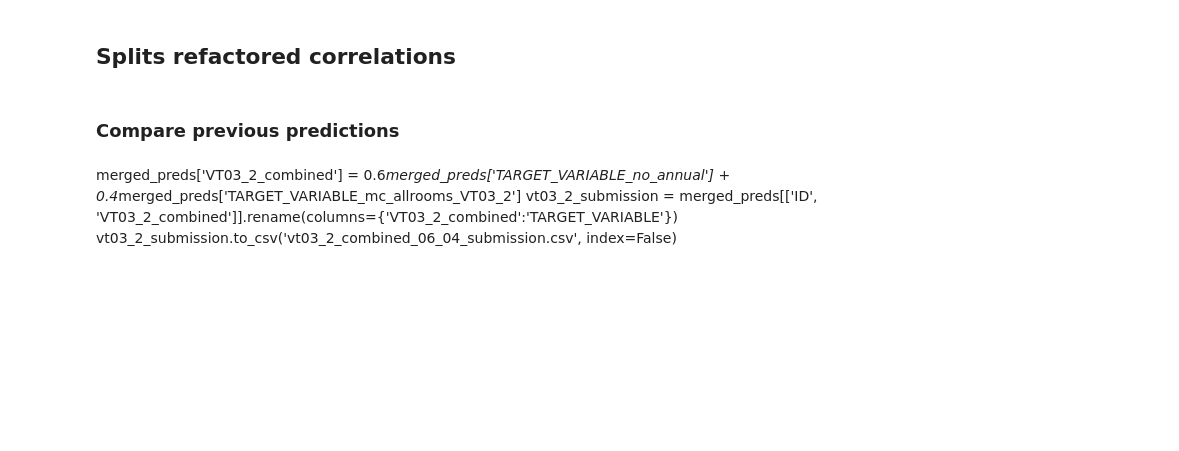
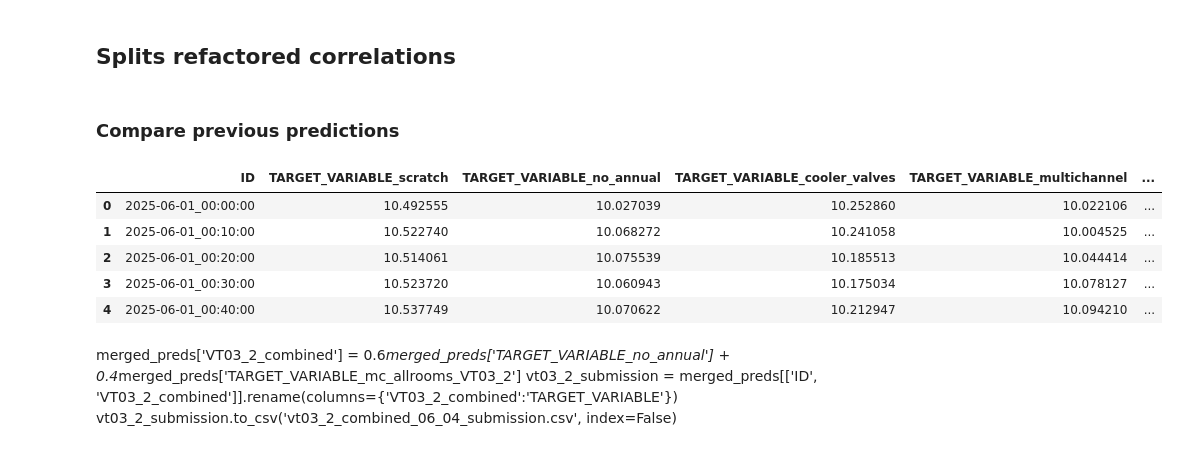
Before and after one commit to ferencberes/kaggle_elias_aifbo, a Jupyter notebook: FirstLook.ipynb, the cells around one changed output. Drawn from its saved outputs; the diff is of its cells as text; code cells hidden in the pictures; blank space fills up the shorter version.

```diff
--- a/FirstLook.ipynb
+++ b/FirstLook.ipynb
@@ -977,32 +977,45 @@ pred11 = pd.read_csv('submissions/origi_github/mc_origi128_coolerv64_activesp64_
 pred12 = pd.read_csv('submissions/origi_github/mc_AM22_added_to_CO2.csv')
 pred13 = pd.read_csv('submissions/origi_github/mc_origi_coolerv_activesp_co2_controller.csv')
 pred14 = pd.read_csv('submissions/origi_github/humidity_is_back_32dim.csv')
+pred15 = pd.read_csv('submissions/origi_github/mc_origi2_ac21_vt03_2.csv')
+pred16 = pd.read_csv('submissions/origi_github/mc_coolerv_fcroomtemp.csv')
 # %%
 merged_preds = pred1.merge(pred2, on='ID', suffixes=('_scratch', '_no_annual'))
 merged_preds = merged_preds.merge(pred3, on='ID')
 merged_preds.columns = ['ID', 'TARGET_VARIABLE_scratch', 'TARGET_VARIABLE_no_annual', 'TARGET_VARIABLE_cooler_valves']
 merged_preds = merged_preds.merge(pred4, on='ID')
 merged_preds.rename(columns={'TARGET_VARIABLE':'TARGET_VARIABLE_multichannel'}, inplace=True)
 merged_preds = merged_preds.merge(pred5, on='ID')
 merged_preds.rename(columns={'TARGET_VARIABLE':'TARGET_VARIABLE_allAC21'}, inplace=True)
 merged_preds = merged_preds.merge(pred6, on='ID')
 merged_preds.rename(columns={'TARGET_VARIABLE':'TARGET_VARIABLE_128origi2_8AC21'}, inplace=True)
 merged_preds = merged_preds.merge(pred7, on='ID')
 merged_preds.rename(columns={'TARGET_VARIABLE':'TARGET_VARIABLE_mc_VT03_2'}, inplace=True)
 merged_preds = merged_preds.merge(pred8, on='ID')
 merged_preds.rename(columns={'TARGET_VARIABLE':'TARGET_VARIABLE_mc_allrooms_VT03_2'}, inplace=True)
 merged_preds = merged_preds.merge(pred9, on='ID')
 merged_preds.rename(columns={'TARGET_VARIABLE':'TARGET_VARIABLE_mc_origi128_coolerv64_activesp64_co2_64'}, inplace=True)
 merged_preds = merged_preds.merge(pred10, on='ID')
 merged_preds.rename(columns={'TARGET_VARIABLE':'TARGET_VARIABLE_mc_origi128_coolerv64_activesp64_co2_64_humidity64'}, inplace=True)
 merged_preds = merged_preds.merge(pred11, on='ID')
 merged_preds.rename(columns={'TARGET_VARIABLE':'TARGET_VARIABLE_mc_origi128_coolerv64_activesp64_co2_64_humidity_64_noroomwiseavg'}, inplace=True)
 merged_preds = merged_preds.merge(pred12, on='ID')
 merged_preds.rename(columns={'TARGET_VARIABLE':'TARGET_VARIABLE_mc_AM22_added_to_CO2'}, inplace=True)
 merged_preds = merged_preds.merge(pred13, on='ID')
 merged_preds.rename(columns={'TARGET_VARIABLE':'TARGET_VARIABLE_mc_origi_coolerv_activesp_co2_controller'}, inplace=True)
 merged_preds = merged_preds.merge(pred14, on='ID')
 merged_preds.rename(columns={'TARGET_VARIABLE':'TARGET_VARIABLE_humidity_is_back_32dim'}, inplace=True)
+merged_preds = merged_preds.merge(pred15, on='ID')
+merged_preds.rename(columns={'TARGET_VARIABLE':'TARGET_VARIABLE_mc_origi2_ac21_vt03_2'}, inplace=True)
+merged_preds = merged_preds.merge(pred16, on='ID')
+merged_preds.rename(columns={'TARGET_VARIABLE':'TARGET_VARIABLE_mc_coolerv_fcroomtemp'}, inplace=True)
 merged_preds.head()
+# %% [output]
+|  | ID | TARGET_VARIABLE_scratch | TARGET_VARIABLE_no_annual | TARGET_VARIABLE_cooler_valves | TARGET_VARIABLE_multichannel | ... |
+| 0 | 2025-06-01_00:00:00 | 10.492555 | 10.027039 | 10.252860 | 10.022106 | ... |
+| 1 | 2025-06-01_00:10:00 | 10.522740 | 10.068272 | 10.241058 | 10.004525 | ... |
+| 2 | 2025-06-01_00:20:00 | 10.514061 | 10.075539 | 10.185513 | 10.044414 | ... |
+| 3 | 2025-06-01_00:30:00 | 10.523720 | 10.060943 | 10.175034 | 10.078127 | ... |
+| 4 | 2025-06-01_00:40:00 | 10.537749 | 10.070622 | 10.212947 | 10.094210 | ... |
 # %%
 merged_preds['combined_allAC21'] = 0.8*merged_preds['TARGET_VARIABLE_no_annual'] + 0.2*merged_preds['TARGET_VARIABLE_allAC21']
```
Also changed, not shown: parts of 2 cells of this notebook, 2 other files.
